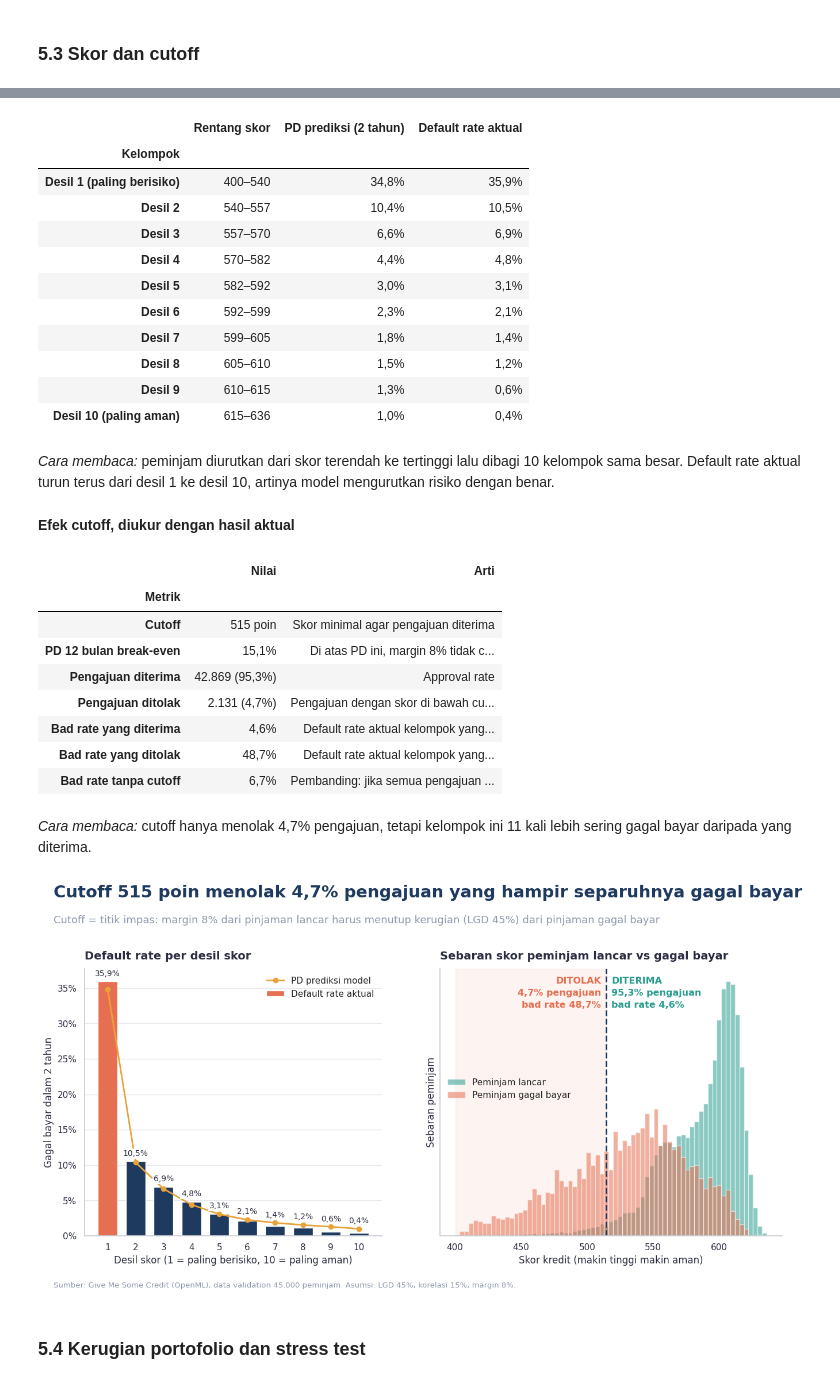
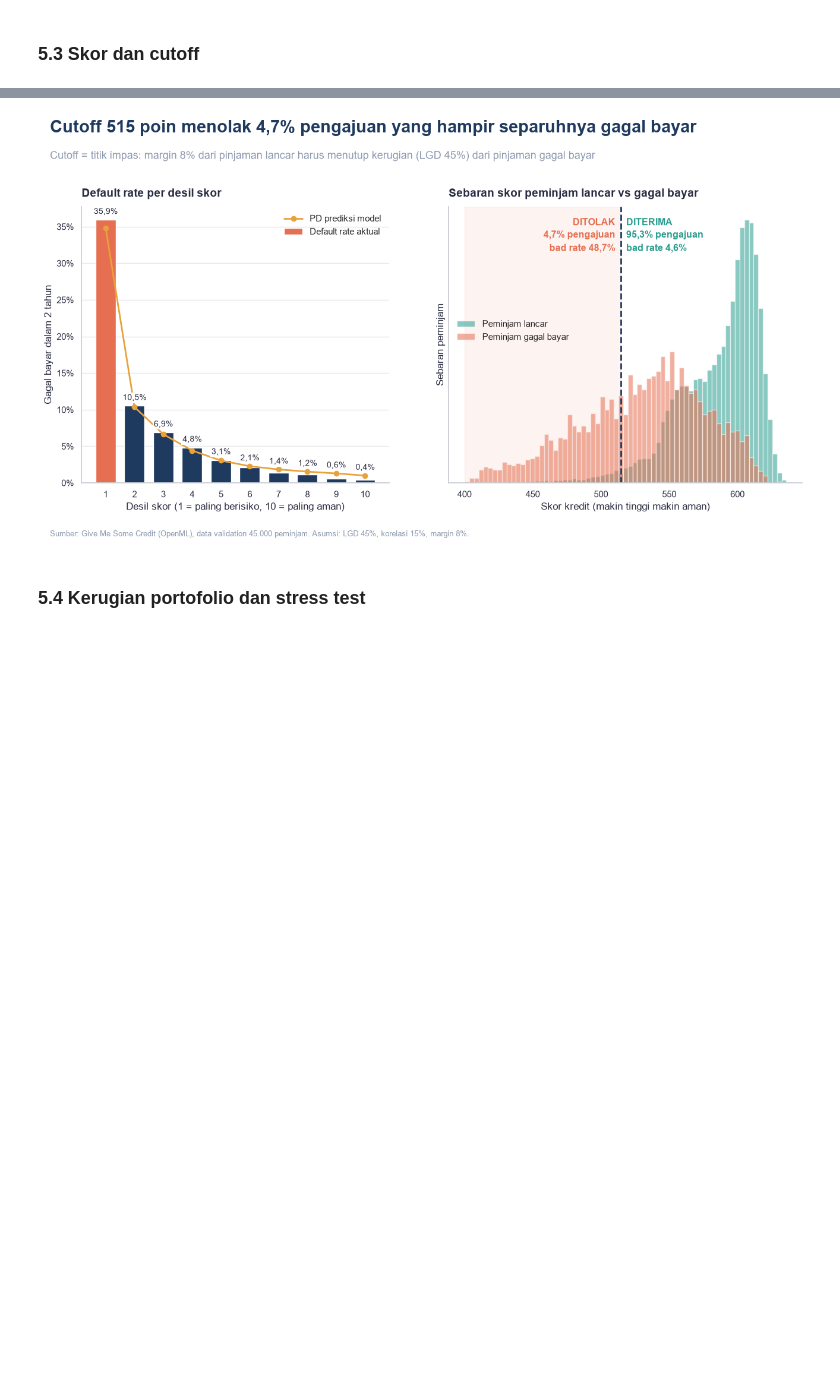
Before and after one commit to aldo02032004/credit-risk-model, a Jupyter notebook: credit_risk_model.ipynb, the cells around one changed output, grey strips where cells are left out. Saved outputs shown, nothing was run; the diff lists cells and outputs as text; code cells hidden in the pictures; blank space fills up the shorter version.

```diff
--- a/credit_risk_model.ipynb
+++ b/credit_risk_model.ipynb
@@ -190,7 +191,7 @@ def loss(z, book):                                                  # rugi sebag
 
 def metrics(c):
     var = np.quantile(c, P["conf"])
-    return pd.Series({"EL": c.mean(), "Std": c.std(), "VaR 99": var, "CVaR 99": c[c >= var].mean(), "UL = VaR − EL": var - c.mean()})
+    return pd.Series({"EL": c.mean(), "VaR 99": var, "CVaR 99": c[c >= var].mean(), "UL = VaR − EL": var - c.mean()})
 
 Z = np.random.default_rng(P["seed"]).standard_normal(P["n_sims"])   # seed sama → skenario sama untuk dua kebijakan
 lolos = port[port.lolos]
@@ -199,22 +200,19 @@ m = pd.DataFrame({"Tanpa cutoff": metrics(L), "Dengan cutoff": metrics(L_cut)})
 
 stres = pd.DataFrame({"Z": [0, -1, -2, -3]}, index=["Median", "Ringan", "Berat", "Ekstrem"])
 stres["1 dari N tahun"] = 1 / norm.cdf(stres.Z)
-stres["PD12 rata-rata"] = [loss(z, port).item() / P["lgd"] for z in stres.Z]
 stres["Rugi tanpa cutoff"] = [loss(z, port).item() for z in stres.Z]
 stres["Rugi dengan cutoff"] = [loss(z, lolos).item() for z in stres.Z]
-stres["Rugi / EL"] = stres["Rugi tanpa cutoff"] / m.loc["EL", "Tanpa cutoff"]
 
 cut = pd.Series({
     "Approval rate": port.lolos.mean(), "Bad rate aktual, semua": port.default.mean(),
     "Bad rate aktual, lolos": lolos.default.mean(), "Bad rate aktual, ditolak": port[~port.lolos].default.mean(),
-    "EL tanpa cutoff": m.loc["EL", "Tanpa cutoff"], "EL dengan cutoff": m.loc["EL", "Dengan cutoff"],
 })
 
 # KRI: (nilai, batas hijau, batas kuning); AUC dibalik tanda karena makin tinggi makin baik
 kri = pd.DataFrame([
     ("AUC model PD",       val.AUC["Logistik"],  0.75, 0.70, -1),   # batas umum validasi model
-    ("PSI skor dev → val", val["PSI dev→val"]["Logistik"], 0.10, 0.25, 1),   # konvensi PSI industri
-    ("VaR 99 (% portofolio)", m.loc["VaR 99", "Tanpa cutoff"], 0.04, 0.06, 1),   # risk appetite (asumsi)
+    ("Stabilitas skor (PSI)", val["PSI dev→val"]["Logistik"], 0.10, 0.25, 1),   # konvensi PSI industri
+    ("VaR 99 tanpa cutoff", m.loc["VaR 99", "Tanpa cutoff"], 0.04, 0.06, 1),   # risk appetite (asumsi)
 ], columns=["KRI", "nilai", "hijau", "kuning", "arah"]).set_index("KRI")
 kri["status"] = [status(r.arah * r.nilai, r.arah * r.hijau, r.arah * r.kuning) for r in kri.itertuples()]
 
@@ -391,28 +332,6 @@ Default rate aktual per desil skor (1 = skor terendah):
 # %% [markdown]
 ### 5.3 Skor dan cutoff
 # %%
-tampil("Default rate per desil skor", pd.DataFrame({
-    "Rentang skor": [f"{a:.0f}–{b:.0f}" for a, b in zip(band.skor_min, band.skor_max)],
-    "PD prediksi (2 tahun)": band.pd_prediksi.map(pct).values,
-    "Default rate aktual": band.default_aktual.map(pct).values,
-}, index=pd.Index([f"Desil {i}" + (" (paling berisiko)" if i == 1 else " (paling aman)" if i == 10 else "")
-                   for i in band.index], name="Kelompok")),
-    "peminjam diurutkan dari skor terendah ke tertinggi lalu dibagi 10 kelompok sama besar. Default rate aktual turun "
-    "terus dari desil 1 ke desil 10, artinya model mengurutkan risiko dengan benar.")
-
-lolos_n, tolak_n = port.lolos.sum(), (~port.lolos).sum()
-tampil("Efek cutoff, diukur dengan hasil aktual", pd.DataFrame([
-    ("Cutoff", f"{cutoff:.0f} poin", "Skor minimal agar pengajuan diterima"),
-    ("PD 12 bulan break-even", pct(pd_be), "Di atas PD ini, margin 8% tidak cukup menutup kerugian (LGD 45%)"),
-    ("Pengajuan diterima", f"{num(lolos_n, 0)} ({pct(ap)})", "Approval rate"),
-    ("Pengajuan ditolak", f"{num(tolak_n, 0)} ({pct(1 - ap)})", "Pengajuan dengan skor di bawah cutoff"),
-    ("Bad rate yang diterima", pct(cut["Bad rate aktual, lolos"]), "Default rate aktual kelompok yang diterima"),
-    ("Bad rate yang ditolak", pct(cut["Bad rate aktual, ditolak"]), "Default rate aktual kelompok yang ditolak"),
-    ("Bad rate tanpa cutoff", pct(cut["Bad rate aktual, semua"]), "Pembanding: jika semua pengajuan diterima"),
-], columns=["Metrik", "Nilai", "Arti"]).set_index("Metrik"),
-    f"cutoff hanya menolak {pct(1 - ap)} pengajuan, tetapi kelompok ini {num(cut['Bad rate aktual, ditolak'] / cut['Bad rate aktual, lolos'], 0)} "
-    "kali lebih sering gagal bayar daripada yang diterima.")
-
 fig = slide(f"Cutoff {cutoff:.0f} poin menolak {pct(1 - ap)} pengajuan yang hampir separuhnya gagal bayar",
             "Cutoff = titik impas: margin 8% dari pinjaman lancar harus menutup kerugian (LGD 45%) dari pinjaman gagal bayar")
 ax = fig.subplots(1, 2, gridspec_kw={"width_ratios": [1, 1.15]})
@@ -448,28 +366,4 @@ fig.savefig("images/03_cutoff.png"); plt.show()
-|  | Rentang skor | PD prediksi (2 tahun) | Default rate aktual |
-| Kelompok |  |  |  |
-| Desil 1 (paling berisiko) | 400–540 | 34,8% | 35,9% |
-| Desil 2 | 540–557 | 10,4% | 10,5% |
-| Desil 3 | 557–570 | 6,6% | 6,9% |
-| Desil 4 | 570–582 | 4,4% | 4,8% |
-| Desil 5 | 582–592 | 3,0% | 3,1% |
-| Desil 6 | 592–599 | 2,3% | 2,1% |
-| Desil 7 | 599–605 | 1,8% | 1,4% |
-| Desil 8 | 605–610 | 1,5% | 1,2% |
-| Desil 9 | 610–615 | 1,3% | 0,6% |
-| Desil 10 (paling aman) | 615–636 | 1,0% | 0,4% |
-*Cara membaca:* peminjam diurutkan dari skor terendah ke tertinggi lalu dibagi 10 kelompok sama besar. Default rate aktual turun terus dari desil 1 ke desil 10, artinya model mengurutkan risiko dengan benar.
-**Efek cutoff, diukur dengan hasil aktual**
-|  | Nilai | Arti |
-| Metrik |  |  |
-| Cutoff | 515 poin | Skor minimal agar pengajuan diterima |
-| PD 12 bulan break-even | 15,1% | Di atas PD ini, margin 8% tidak c... |
-| Pengajuan diterima | 42.869 (95,3%) | Approval rate |
-| Pengajuan ditolak | 2.131 (4,7%) | Pengajuan dengan skor di bawah cu... |
-| Bad rate yang diterima | 4,6% | Default rate aktual kelompok yang... |
-| Bad rate yang ditolak | 48,7% | Default rate aktual kelompok yang... |
-| Bad rate tanpa cutoff | 6,7% | Pembanding: jika semua pengajuan ... |
-*Cara membaca:* cutoff hanya menolak 4,7% pengajuan, tetapi kelompok ini 11 kali lebih sering gagal bayar daripada yang diterima.
-[figure, old version]
+[figure, new version]
 # %% [markdown]
 ### 5.4 Kerugian portofolio dan stress test
 # %%
```
Also changed, not shown: parts of 6 cells of this notebook.
